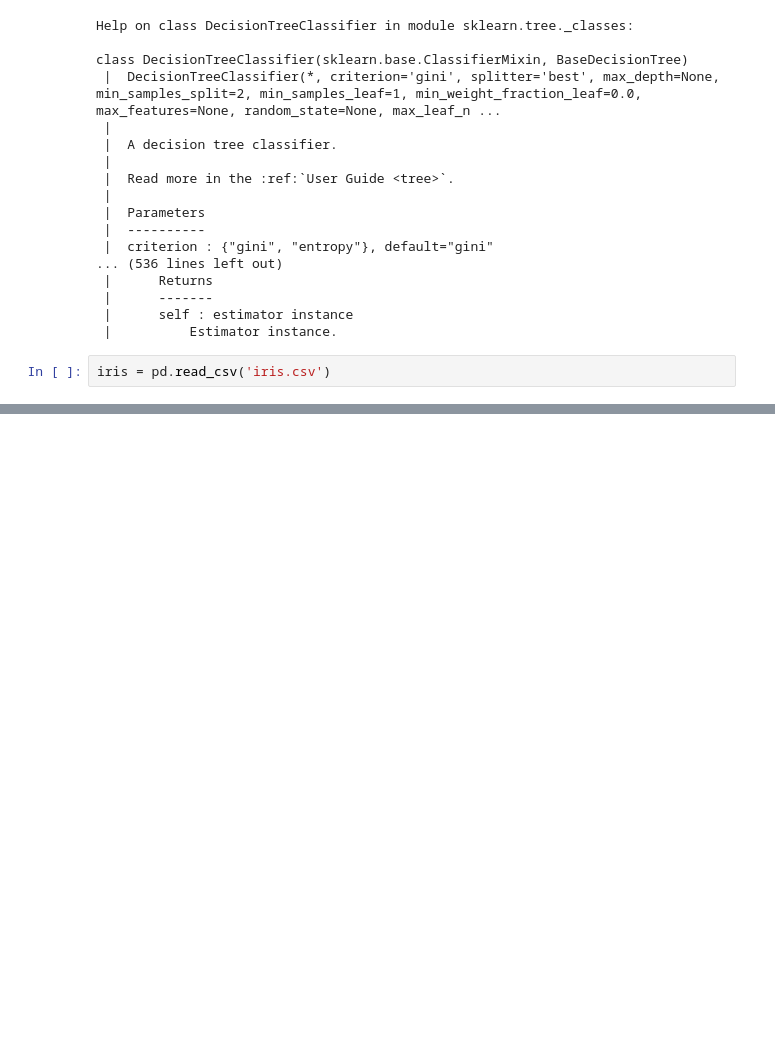
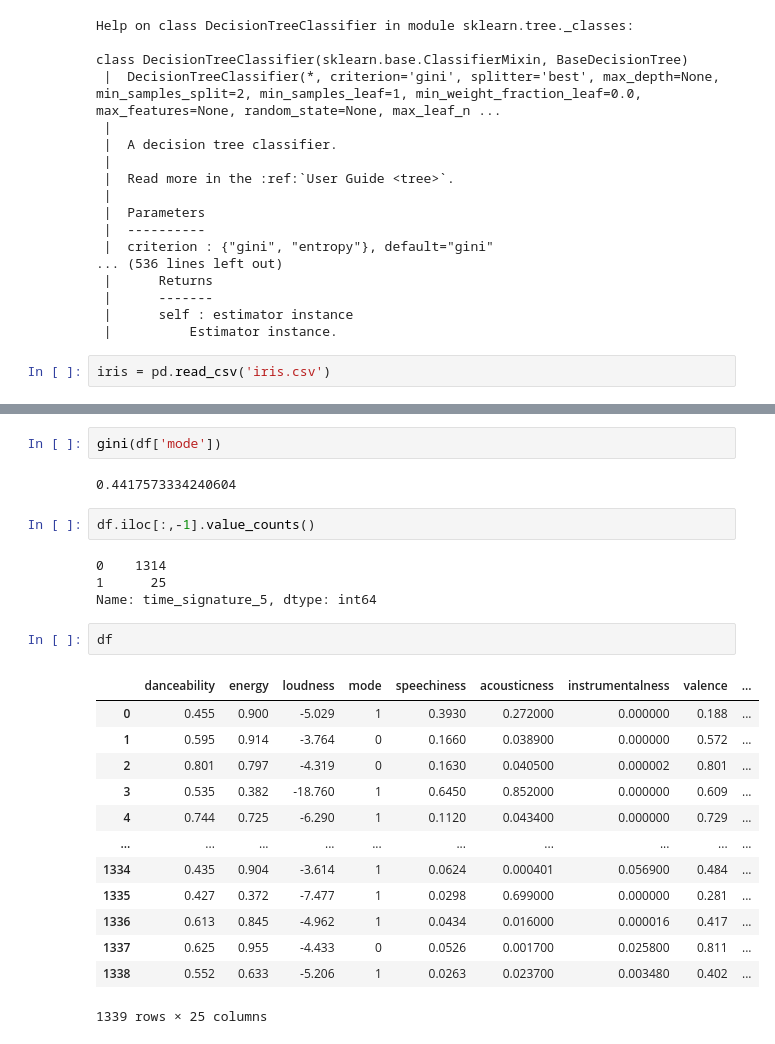
Before and after one commit to shailx383/crux-round3, a Jupyter notebook: random_forests.ipynb, the cells around one changed output, grey strips where cells are left out. Drawn from its saved outputs; the diff is of its cells as text; blank space fills up the shorter version.

```diff
--- a/random_forests.ipynb
+++ b/random_forests.ipynb
@@ -128,0 +114,26 @@ InvalidIndexError: (slice(None, None, None), 2)
+# %%
+gini(df['mode'])
+# %% [output]
+0.4417573334240604
+# %%
+df.iloc[:,-1].value_counts()
+# %% [output]
+0    1314
+1      25
+Name: time_signature_5, dtype: int64
+# %%
+df
+# %% [output]
+|  | danceability | energy | loudness | mode | speechiness | acousticness | instrumentalness | valence | ... |
+| 0 | 0.455 | 0.900 | -5.029 | 1 | 0.3930 | 0.272000 | 0.000000 | 0.188 | ... |
+| 1 | 0.595 | 0.914 | -3.764 | 0 | 0.1660 | 0.038900 | 0.000000 | 0.572 | ... |
+| 2 | 0.801 | 0.797 | -4.319 | 0 | 0.1630 | 0.040500 | 0.000002 | 0.801 | ... |
+| 3 | 0.535 | 0.382 | -18.760 | 1 | 0.6450 | 0.852000 | 0.000000 | 0.609 | ... |
+| 4 | 0.744 | 0.725 | -6.290 | 1 | 0.1120 | 0.043400 | 0.000000 | 0.729 | ... |
+| ... | ... | ... | ... | ... | ... | ... | ... | ... | ... |
+| 1334 | 0.435 | 0.904 | -3.614 | 1 | 0.0624 | 0.000401 | 0.056900 | 0.484 | ... |
+| 1335 | 0.427 | 0.372 | -7.477 | 1 | 0.0298 | 0.699000 | 0.000000 | 0.281 | ... |
+| 1336 | 0.613 | 0.845 | -4.962 | 1 | 0.0434 | 0.016000 | 0.000016 | 0.417 | ... |
+| 1337 | 0.625 | 0.955 | -4.433 | 0 | 0.0526 | 0.001700 | 0.025800 | 0.811 | ... |
+| 1338 | 0.552 | 0.633 | -5.206 | 1 | 0.0263 | 0.023700 | 0.003480 | 0.402 | ... |
+1339 rows × 25 columns
```
Also changed, not shown: parts of 4 cells of this notebook, 1 other file.
